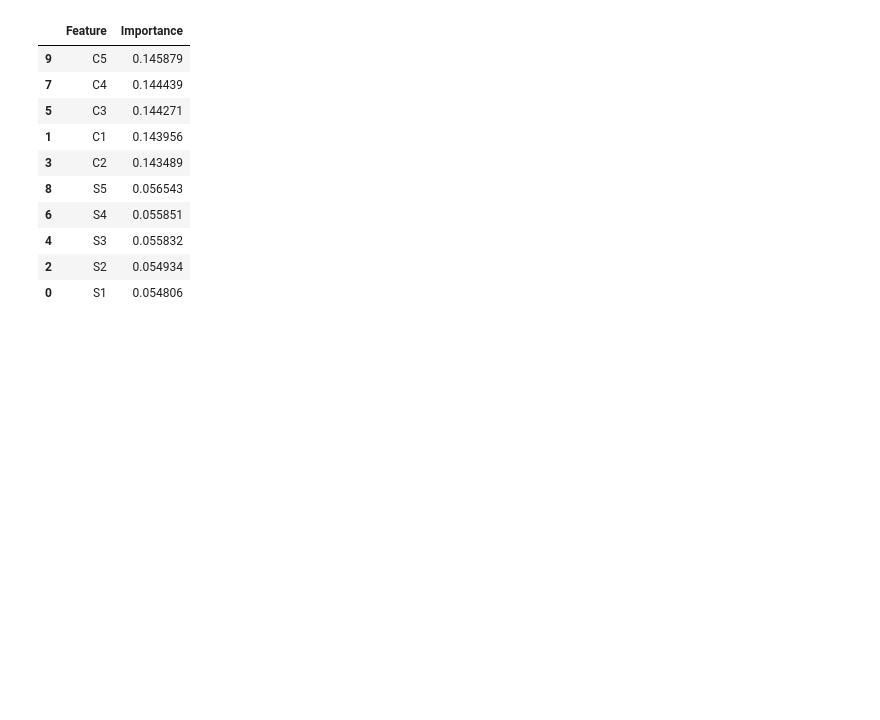
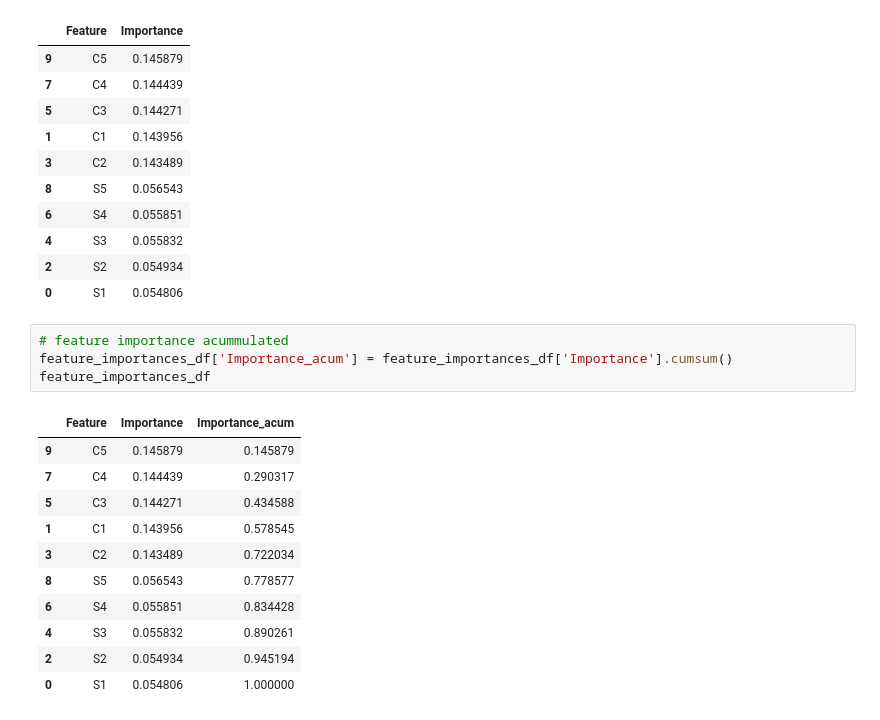
Before and after one commit to tsbedoya/ELE-Machine-Learning, a Jupyter notebook: repo/PokerHand.ipynb, the cells around one changed output. Drawn from its saved outputs; the diff is of its cells as text; blank space fills up the shorter version.

```diff
--- a/repo/PokerHand.ipynb
+++ b/repo/PokerHand.ipynb
@@ -183,3 +183,19 @@ feature_importances_df
 | 4 | S3 | 0.055832 |
 | 2 | S2 | 0.054934 |
 | 0 | S1 | 0.054806 |
+# %%
+# feature importance acummulated
+feature_importances_df['Importance_acum'] = feature_importances_df['Importance'].cumsum()
+feature_importances_df
+# %% [output]
+|  | Feature | Importance | Importance_acum |
+| 9 | C5 | 0.145879 | 0.145879 |
+| 7 | C4 | 0.144439 | 0.290317 |
+| 5 | C3 | 0.144271 | 0.434588 |
+| 1 | C1 | 0.143956 | 0.578545 |
+| 3 | C2 | 0.143489 | 0.722034 |
+| 8 | S5 | 0.056543 | 0.778577 |
+| 6 | S4 | 0.055851 | 0.834428 |
+| 4 | S3 | 0.055832 | 0.890261 |
+| 2 | S2 | 0.054934 | 0.945194 |
+| 0 | S1 | 0.054806 | 1.000000 |
```
Also changed, not shown: 1 other file.
